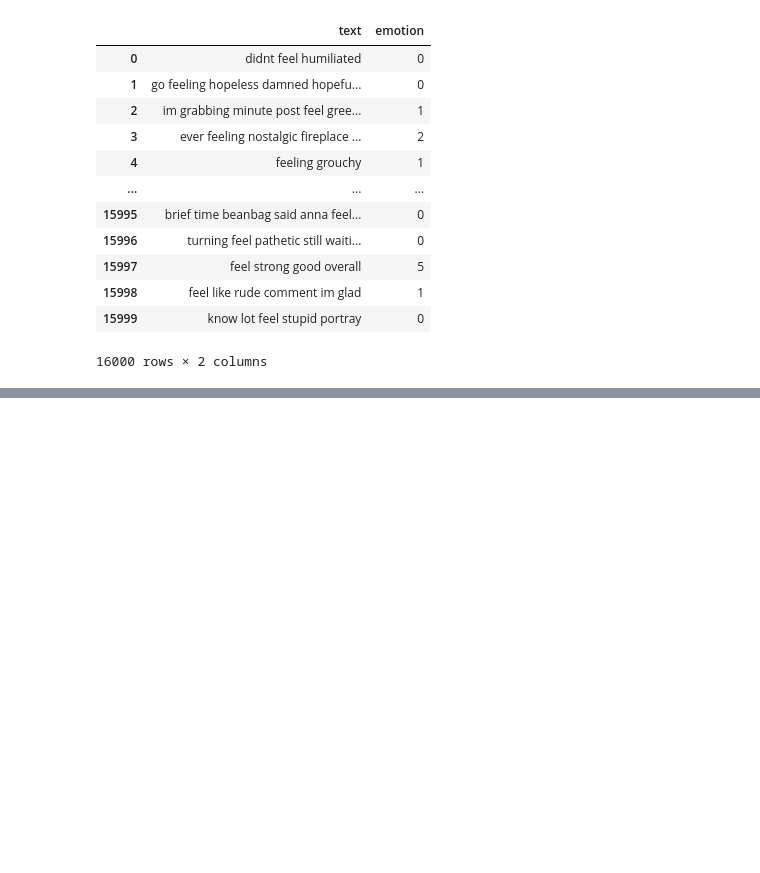
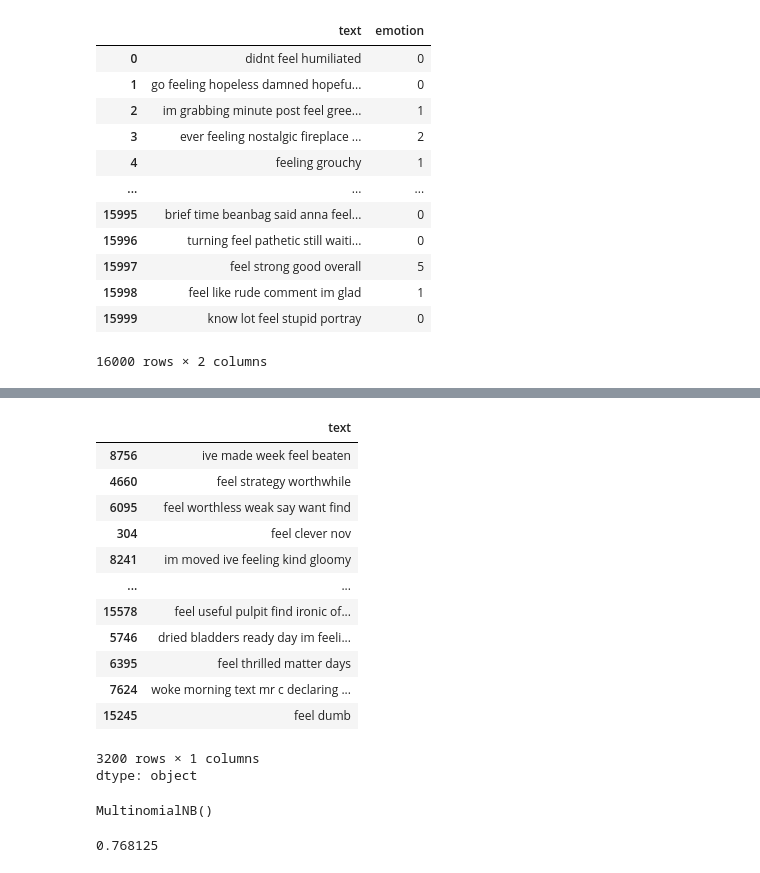
Before and after one commit to zamman365-glitch/NLP, a Jupyter notebook: NLP(machine_Learning).ipynb, the cells around one changed output, grey strips where cells are left out. Saved outputs shown, nothing was run; the diff lists cells and outputs as text; code cells hidden in the pictures; blank space fills up the shorter version.

```diff
--- a/NLP(machine_Learning).ipynb
+++ b/NLP(machine_Learning).ipynb
@@ -159,0 +193,17 @@ df
+# %%
+X_test
+# %% [output]
+|  | text |
+| 8756 | ive made week feel beaten |
+| 4660 | feel strategy worthwhile |
+| 6095 | feel worthless weak say want find |
+| 304 | feel clever nov |
+| 8241 | im moved ive feeling kind gloomy |
+| ... | ... |
+| 15578 | feel useful pulpit find ironic of... |
+| 5746 | dried bladders ready day im feeli... |
+| 6395 | feel thrilled matter days |
+| 7624 | woke morning text mr c declaring ... |
+| 15245 | feel dumb |
+3200 rows × 1 columns
+dtype: object
@@ -159,0 +220,10 @@ df
+# %%
+nb_model=MultinomialNB()
+nb_model.fit(X_train_bow,y_train)
+# %% [output]
+MultinomialNB()
+# %%
+pred_bow=nb_model.predict(X_test_bow)
+print(accuracy_score(y_test,pred_bow))
+# %% [output]
+0.768125
```
Also changed, not shown: parts of 22 cells of this notebook.
